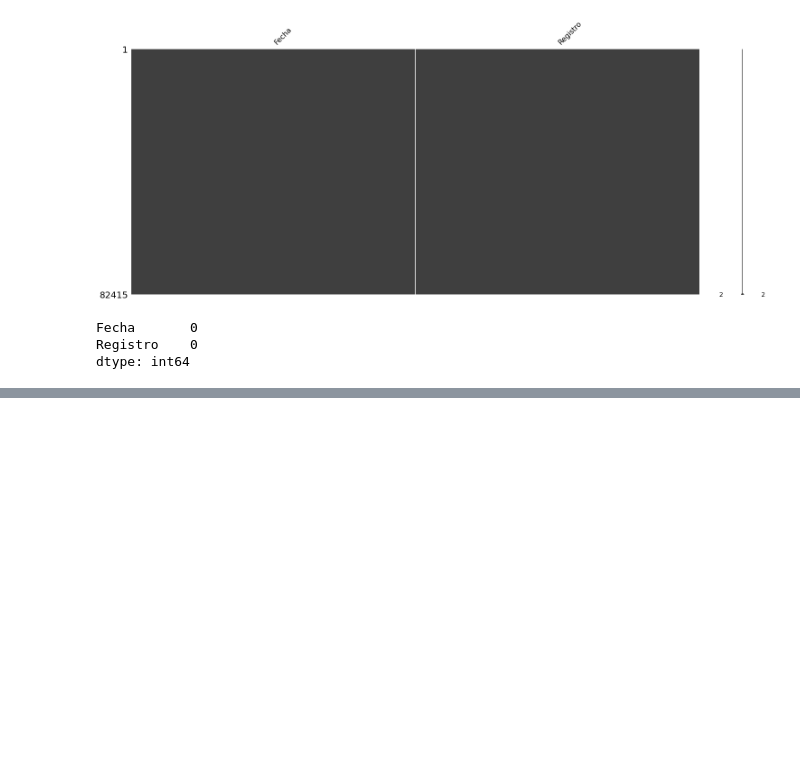
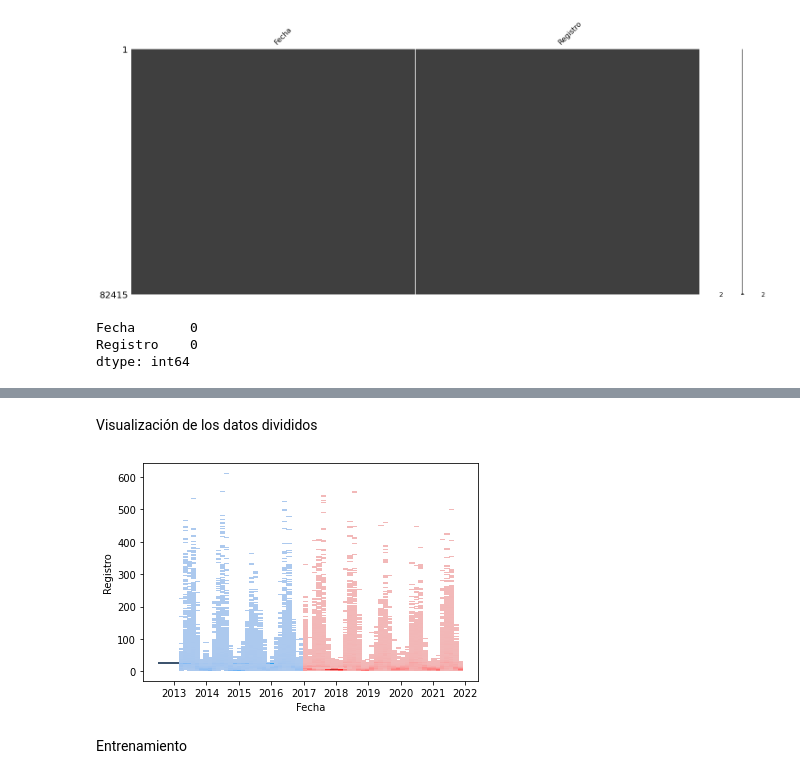
Before and after one commit to Sakutwf/ProyectoFinalMachineLearning, a Jupyter notebook: Proyecto_Final_Machine_Learning.ipynb, the cells around one changed output, grey strips where cells are left out. Cells and saved outputs as stored; diff of their text form; code cells hidden in the pictures; blank space fills up the shorter version.

```diff
--- a/Proyecto_Final_Machine_Learning.ipynb
+++ b/Proyecto_Final_Machine_Learning.ipynb
@@ -145,0 +155,18 @@ dtype: int64
+# %%
+testDF = toolData.copy()
+
+trainData = testDF.loc[testDF.Fecha<'2017-01-01 00:00:00']
+testData = testDF[testDF.Fecha >= '2017-01-01 00:00:00']
+# %% [markdown]
+Visualización de los datos divididos
+# %%
+
+# Sort the dataframe by target
+sns.histplot(trainData, x="Fecha", y="Registro")
+
+sns.histplot(testData, x="Fecha", y="Registro", color='red')
+plt.show()
+# %% [output]
+[figure, added]
+# %% [markdown]
+Entrenamiento
```
Also changed, not shown: parts of 8 cells of this notebook.
